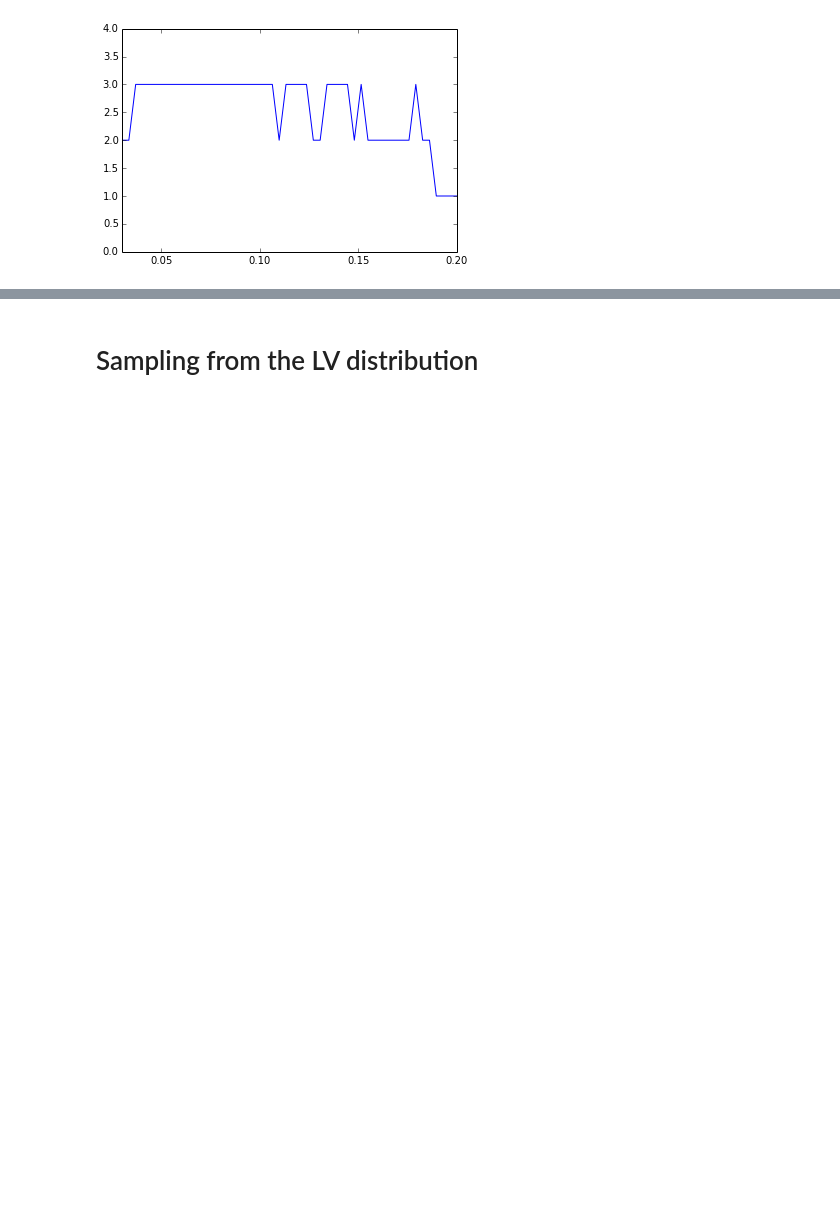
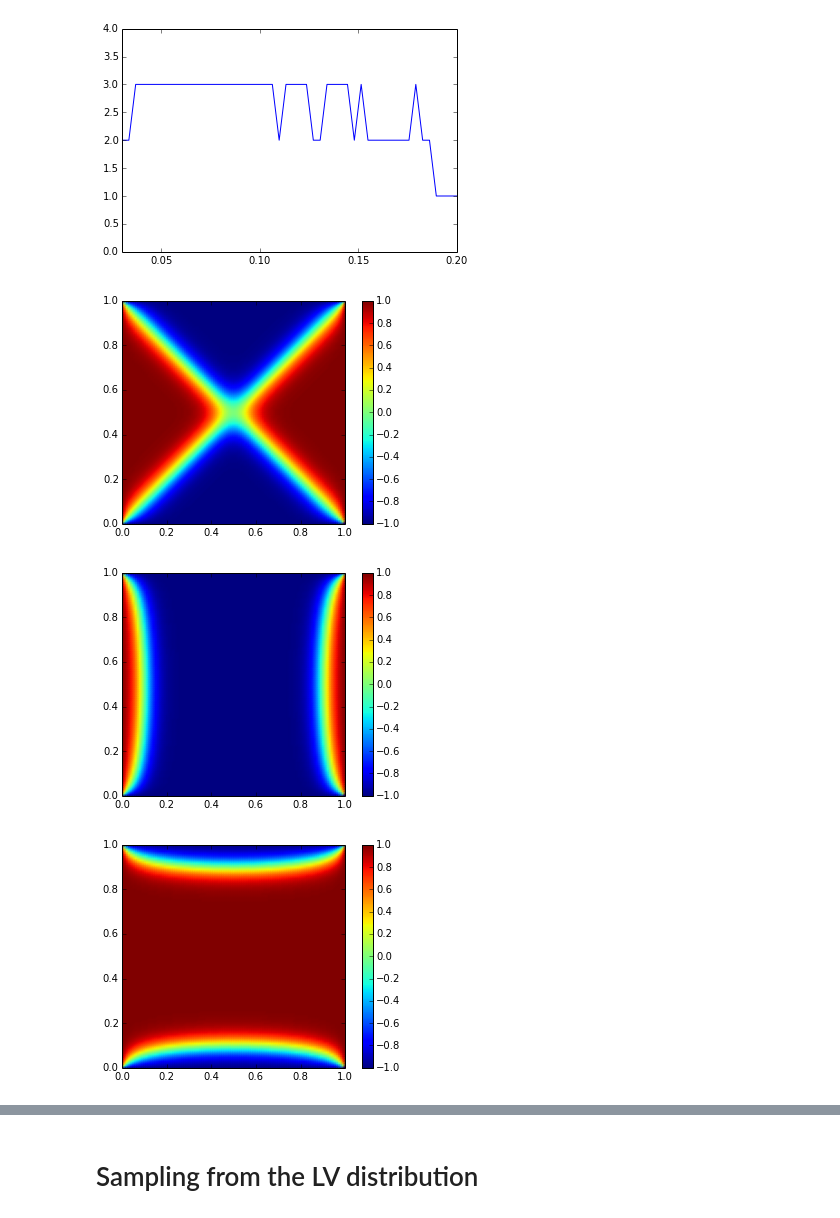
Before and after one commit to jcockayne/bayesian_pdes, a Jupyter notebook: notebooks/Allen-Cahn.ipynb, the cells around one changed output, grey strips where cells are left out. Drawn from its saved outputs; the diff is of its cells as text; code cells hidden in the pictures; blank space fills up the shorter version.

```diff
--- a/notebooks/Allen-Cahn.ipynb
+++ b/notebooks/Allen-Cahn.ipynb
@@ -258,4 +270,8 @@ plt.xlim(deltas.min(), deltas.max());
 [figure]
 # %%
 delta = 0.04
-solutions = find_solutions(delta, 100, max_solutions=3, stop_on_divergence=True, plot_solutions=False)
+true_solutions = find_solutions(delta, 100, max_solutions=3, stop_on_divergence=False, plot_solutions=True)
+# %% [output]
+[figure, added]
+[figure, added]
+[figure, added]
```
Also changed, not shown: parts of 38 cells of this notebook, 4 other files.
